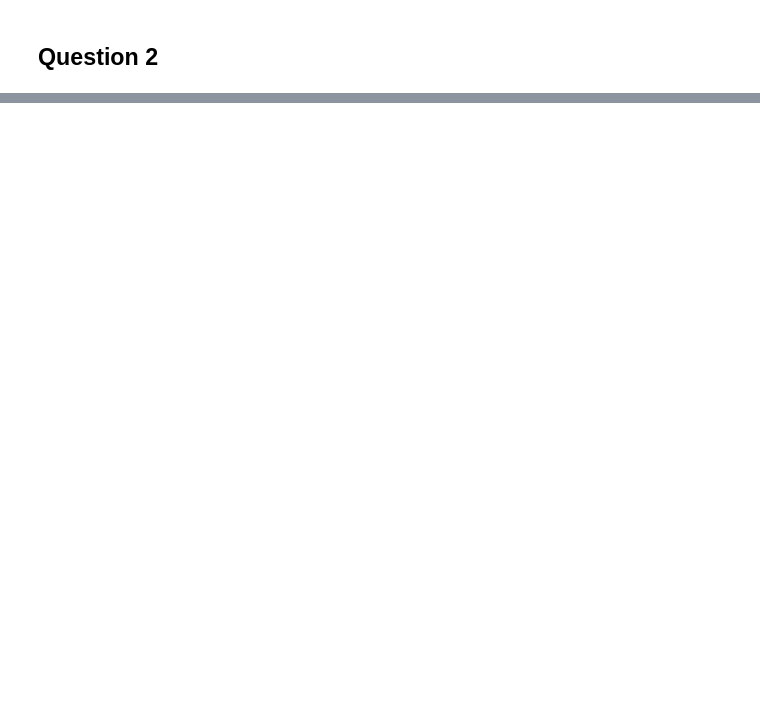
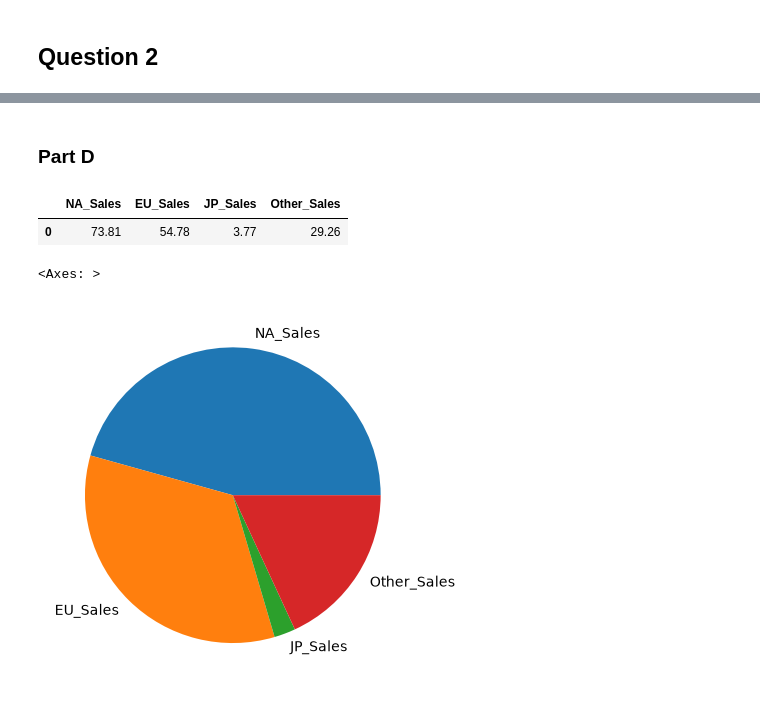
Before and after one commit to arushisboolied/Data-Science-Fundamentals-with-Python-Learner-s-Space, a Jupyter notebook: Week-1/Worksheet-1.ipynb, the cells around one changed output, grey strips where cells are left out. Cells and saved outputs as stored; diff of their text form; code cells hidden in the pictures; blank space fills up the shorter version.

```diff
--- a/Week-1/Worksheet-1.ipynb
+++ b/Week-1/Worksheet-1.ipynb
@@ -83,0 +153,3 @@ print(spiral_list)
+# %%
+filter_df = df[df['Name'].str.contains('Grand Theft Auto')]
+filter_df
@@ -83,0 +196,13 @@ print(spiral_list)
+# %% [markdown]
+### Part D
+# %%
+gta_sales_df = filter_df[['NA_Sales','EU_Sales','JP_Sales','Other_Sales']].sum().to_frame().T
+gta_sales_df
+# %% [output]
+|  | NA_Sales | EU_Sales | JP_Sales | Other_Sales |
+| 0 | 73.81 | 54.78 | 3.77 | 29.26 |
+# %%
+gta_sales_df.iloc[0].plot(kind = 'pie')
+# %% [output]
+<Axes: >
+[figure, added]
```
Also changed, not shown: parts of 17 cells of this notebook.
